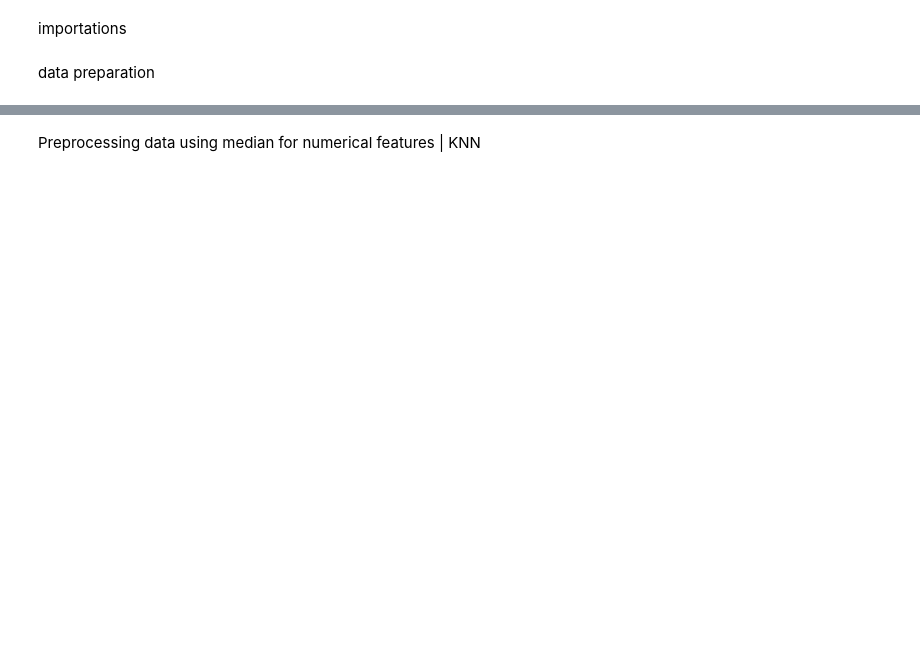
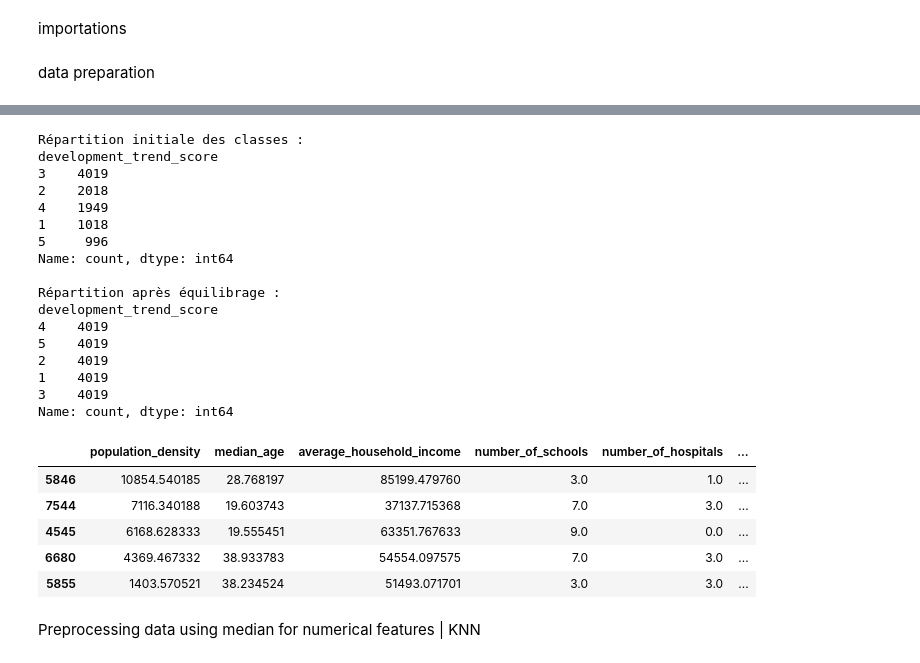
Before and after one commit to ousscher/urban-development-problem, a Jupyter notebook: draft.ipynb, the cells around one changed output, grey strips where cells are left out. Cells and saved outputs as stored; diff of their text form; code cells hidden in the pictures; blank space fills up the shorter version.

```diff
--- a/draft.ipynb
+++ b/draft.ipynb
@@ -40,3 +71,83 @@ df.describe()
+# %%
+import pandas as pd
+from sklearn.utils import resample
+from sklearn.preprocessing import LabelEncoder
+
+df = pd.read_csv('./data/urban_development_dataset.csv')
+print("Répartition initiale des classes :")
+print(df['development_trend_score'].value_counts())
+
+#undersampling
+# min_samples = df['development_trend_score'].value_counts().min()
+# balanced_dfs = []
+# for score in df['development_trend_score'].unique():
+#     df_class = df[df['development_trend_score'] == score]
+#     if len(df_class) > min_samples:
+#         df_class_balanced = resample(df_class,
+#                                      replace=False,
+#                                      n_samples=min_samples,
+#                                      random_state=42)
+#     else:
+#         df_class_balanced = resample(df_class,
+#                                      replace=True,
+#                                      n_samples=min_samples,
+#                                      random_state=42)
+#     balanced_dfs.append(df_class_balanced)
+# df = pd.concat(balanced_dfs)
+#oversampling
+max_class_count = df['development_trend_score'].value_counts().max()
+dfs = []
+for label in df['development_trend_score'].unique():
+    df_label = df[df['development_trend_score'] == label]
+
+    # Sur-échantillonner la classe pour atteindre le nombre max_class_count
+    df_label_upsampled = resample(
+        df_label,
+        replace=True,              # Autoriser les doublons
+        n_samples=max_class_count, # Nombre d'échantillons après sur-échantillonnage
+        random_state=42            # Reproductibilité
+    )
+
+    dfs.append(df_label_upsampled)
+df_balanced = pd.concat(dfs)
+df = df_balanced
+
+print("\nRépartition après équilibrage :")
+print(df['development_trend_score'].value_counts())
+
+test_data = pd.read_csv('./data/urban_development_test_data.csv')
+common_columns = df.columns.intersection(test_data.columns)
+
+Y = df['development_trend_score']
+df = df[common_columns]
+test_data = test_data[common_columns]
+
+le = LabelEncoder()
+df.head()
+# %% [output]
+Répartition initiale des classes :
+development_trend_score
+3    4019
+2    2018
+4    1949
+1    1018
+5     996
+Name: count, dtype: int64
+
+Répartition après équilibrage :
+development_trend_score
+4    4019
+5    4019
+2    4019
+1    4019
+3    4019
+Name: count, dtype: int64
+|  | population_density | median_age | average_household_income | number_of_schools | number_of_hospitals | ... |
+| 5846 | 10854.540185 | 28.768197 | 85199.479760 | 3.0 | 1.0 | ... |
+| 7544 | 7116.340188 | 19.603743 | 37137.715368 | 7.0 | 3.0 | ... |
+| 4545 | 6168.628333 | 19.555451 | 63351.767633 | 9.0 | 0.0 | ... |
+| 6680 | 4369.467332 | 38.933783 | 54554.097575 | 7.0 | 3.0 | ... |
+| 5855 | 1403.570521 | 38.234524 | 51493.071701 | 3.0 | 3.0 | ... |
 # %% [markdown]
 Preprocessing data using median for numerical features | KNN
 # %%
```
Also changed, not shown: parts of 22 cells of this notebook, 2 other files.
